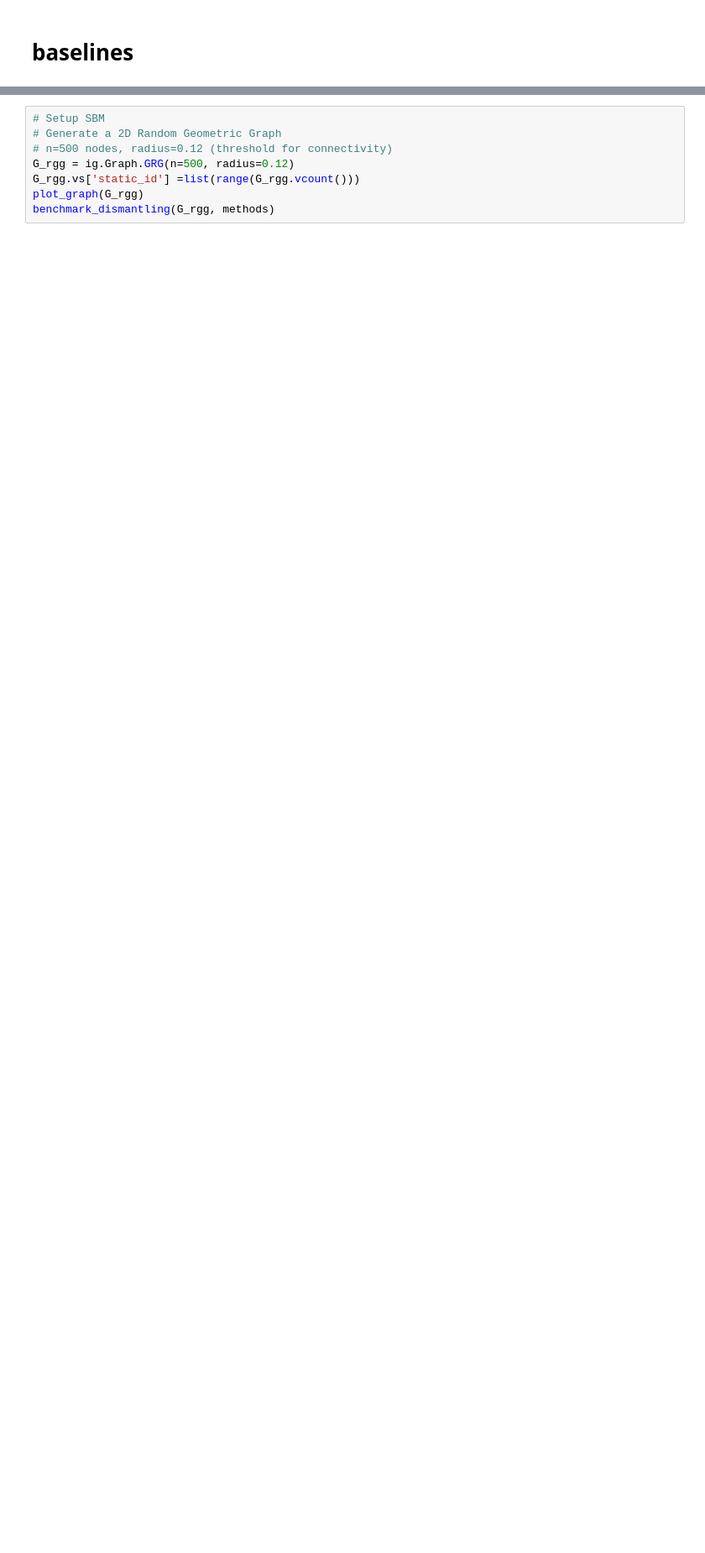
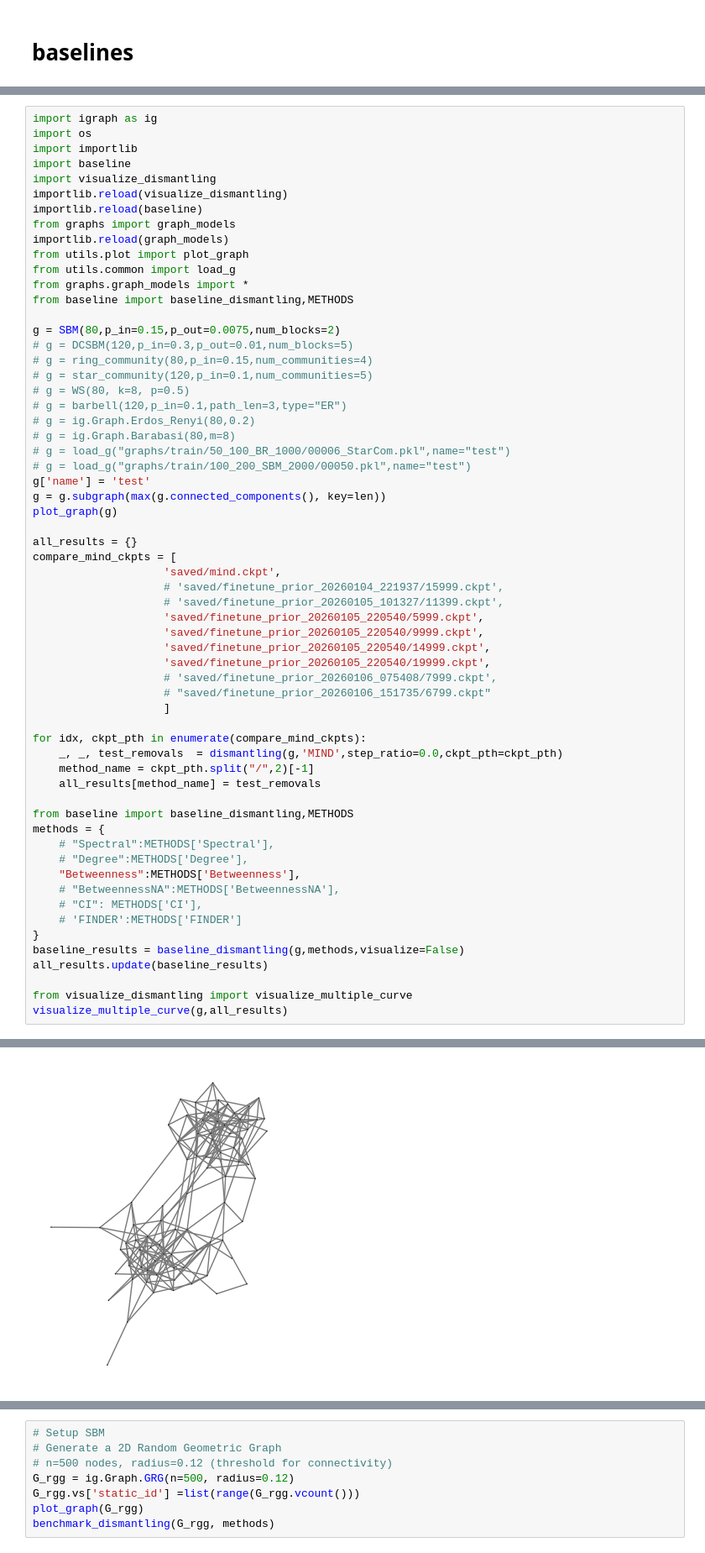
Before and after one commit to Rich-Chaw/MIND-ND, a Jupyter notebook: baseline.ipynb, the cells around one changed output, grey strips where cells are left out. Shown at 84% size. Cells and saved outputs as stored; diff of their text form; blank space fills up the shorter version.

```diff
--- a/baseline.ipynb
+++ b/baseline.ipynb
@@ -357,0 +364,62 @@ np.random.rand()
+# %%
+import igraph as ig
+import os
+import importlib
+import baseline
+import visualize_dismantling
+importlib.reload(visualize_dismantling)
+importlib.reload(baseline)
+from graphs import graph_models
+importlib.reload(graph_models)
+from utils.plot import plot_graph
+from utils.common import load_g
+from graphs.graph_models import *
+from baseline import baseline_dismantling,METHODS
+
+g = SBM(80,p_in=0.15,p_out=0.0075,num_blocks=2)
+# g = DCSBM(120,p_in=0.3,p_out=0.01,num_blocks=5)
+# g = ring_community(80,p_in=0.15,num_communities=4)
+# g = star_community(120,p_in=0.1,num_communities=5)
+# g = WS(80, k=8, p=0.5)
+# g = barbell(120,p_in=0.1,path_len=3,type="ER")
+# g = ig.Graph.Erdos_Renyi(80,0.2)
+# g = ig.Graph.Barabasi(80,m=8)
+# g = load_g("graphs/train/50_100_BR_1000/00006_StarCom.pkl",name="test")
+# g = load_g("graphs/train/100_200_SBM_2000/00050.pkl",name="test")
+g['name'] = 'test'
+g = g.subgraph(max(g.connected_components(), key=len))
+plot_graph(g)
+
+all_results = {}
+compare_mind_ckpts = [
+                    'saved/mind.ckpt',
+                    # 'saved/finetune_prior_20260104_221937/15999.ckpt',
+                    # 'saved/finetune_prior_20260105_101327/11399.ckpt',
+                    'saved/finetune_prior_20260105_220540/5999.ckpt',
+                    'saved/finetune_prior_20260105_220540/9999.ckpt',
+                    'saved/finetune_prior_20260105_220540/14999.ckpt',
+                    'saved/finetune_prior_20260105_220540/19999.ckpt',
+                    # 'saved/finetune_prior_20260106_075408/7999.ckpt',
+                    # "saved/finetune_prior_20260106_151735/6799.ckpt"
+                    ]
+
+for idx, ckpt_pth in enumerate(compare_mind_ckpts):
+    _, _, test_removals  = dismantling(g,'MIND',step_ratio=0.0,ckpt_pth=ckpt_pth)
+    method_name = ckpt_pth.split("/",2)[-1]
+    all_results[method_name] = test_removals
+
+from baseline import baseline_dismantling,METHODS
+methods = {
+    # "Spectral":METHODS['Spectral'],
+    # "Degree":METHODS['Degree'],
+    "Betweenness":METHODS['Betweenness'],
+    # "BetweennessNA":METHODS['BetweennessNA'],
+    # "CI": METHODS['CI'],
+    # 'FINDER':METHODS['FINDER']
+}
+baseline_results = baseline_dismantling(g,methods,visualize=False)
+all_results.update(baseline_results)
+
+from visualize_dismantling import visualize_multiple_curve
+visualize_multiple_curve(g,all_results)
+# %% [output]
@@ -357,0 +432 @@ np.random.rand()
+[figure, added]
```
Also changed, not shown: parts of 9 cells of this notebook, 8 other files.
